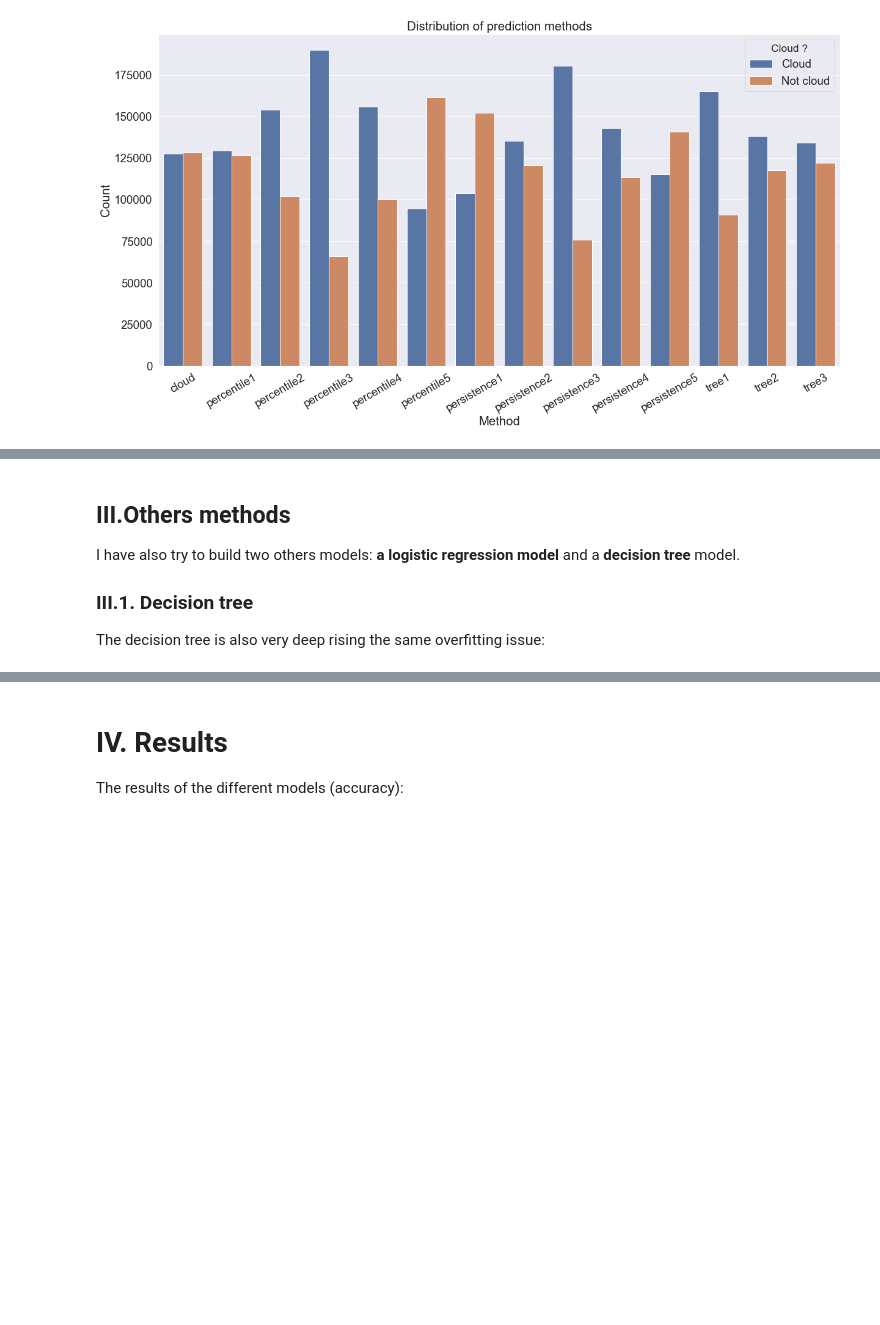
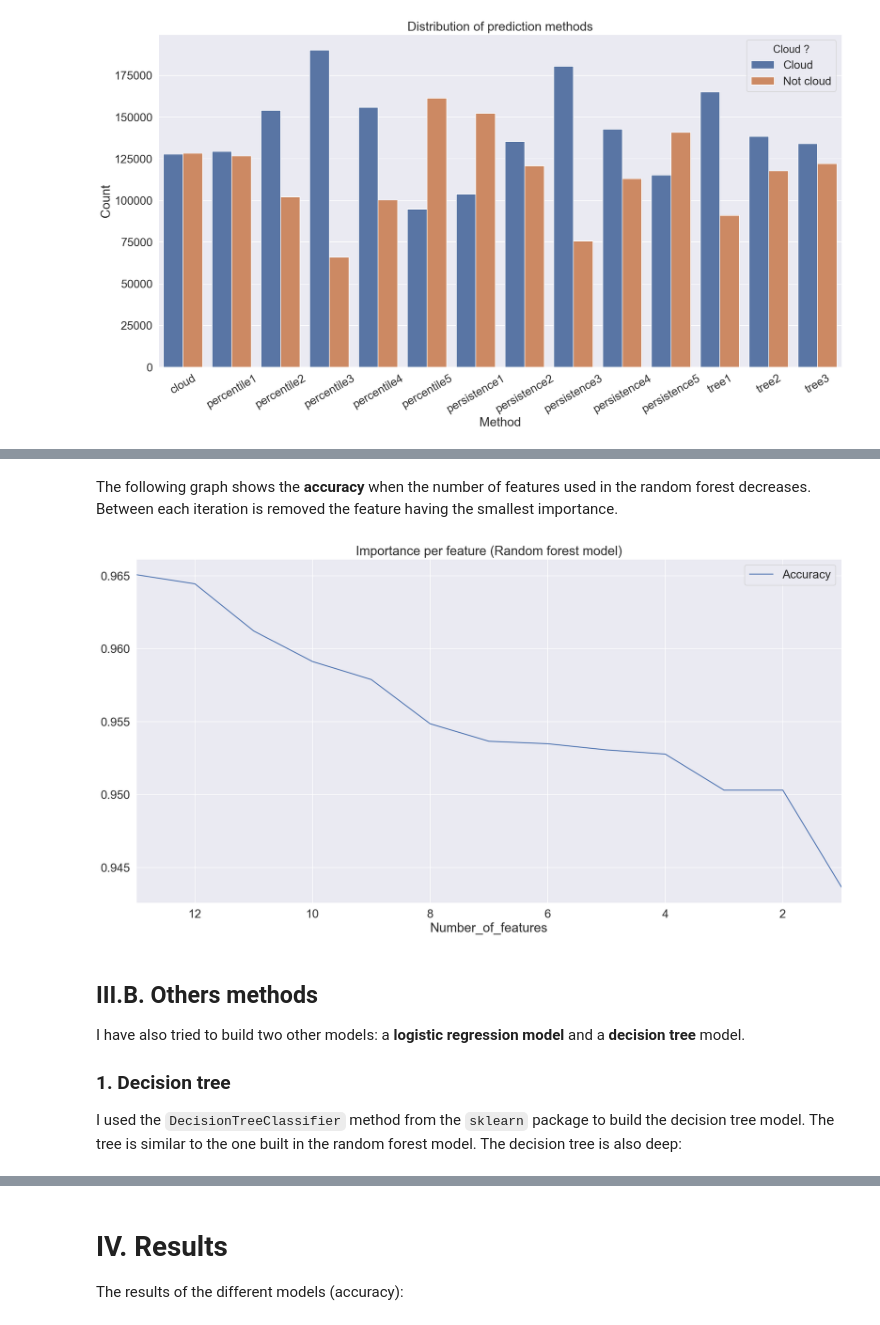
Before and after one commit to alexandreb09/Sentinel-Cloud-Masking, a Jupyter notebook: Upload_Data/Notebook_model_17_06.ipynb, the cells around one changed output, grey strips where cells are left out. Saved outputs shown, nothing was run; the diff lists cells and outputs as text; code cells hidden in the pictures; blank space fills up the shorter version.

```diff
--- a/Upload_Data/Notebook_model_17_06.ipynb
+++ b/Upload_Data/Notebook_model_17_06.ipynb
@@ -194,9 +270,19 @@ The first tree of the decision tree looks like this:
+# %% [markdown]
+The following graph shows the **accuracy** when the number of features used in the random forest decreases. Between each iteration is removed the feature having the smallest importance.
+# %%
+accuracy_over_nb_estimatros = accuracy_over_number_of_feature(training, evaluation, nb_estimators)
+accuracy_over_nb_estimatros \
+            .plot('Number_of_features', 'Accuracy', rot=0, title="Importance per feature (Random forest model)") \
+            .invert_xaxis()
+# %% [output]
+[figure, added]
 # %% [markdown]
-## III.Others methods
-I have also try to build two others models: **a logistic regression model** and a **decision tree** model.
+## III.B. Others methods
+I have also tried to build two other models: a **logistic regression model** and a **decision tree** model.
 
-### III.1. Decision tree
-The decision tree is also very deep rising the same overfitting issue:
+### 1. Decision tree
+I used the `DecisionTreeClassifier` method from the `sklearn` package to build the decision tree model. The tree is similar to the one built in the random forest model.
+The decision tree is also deep:
 # %%
 # Create Decision Tree classifer object
 tree = DecisionTreeClassifier()
```
Also changed, not shown: parts of 22 cells of this notebook, 20 other files.
